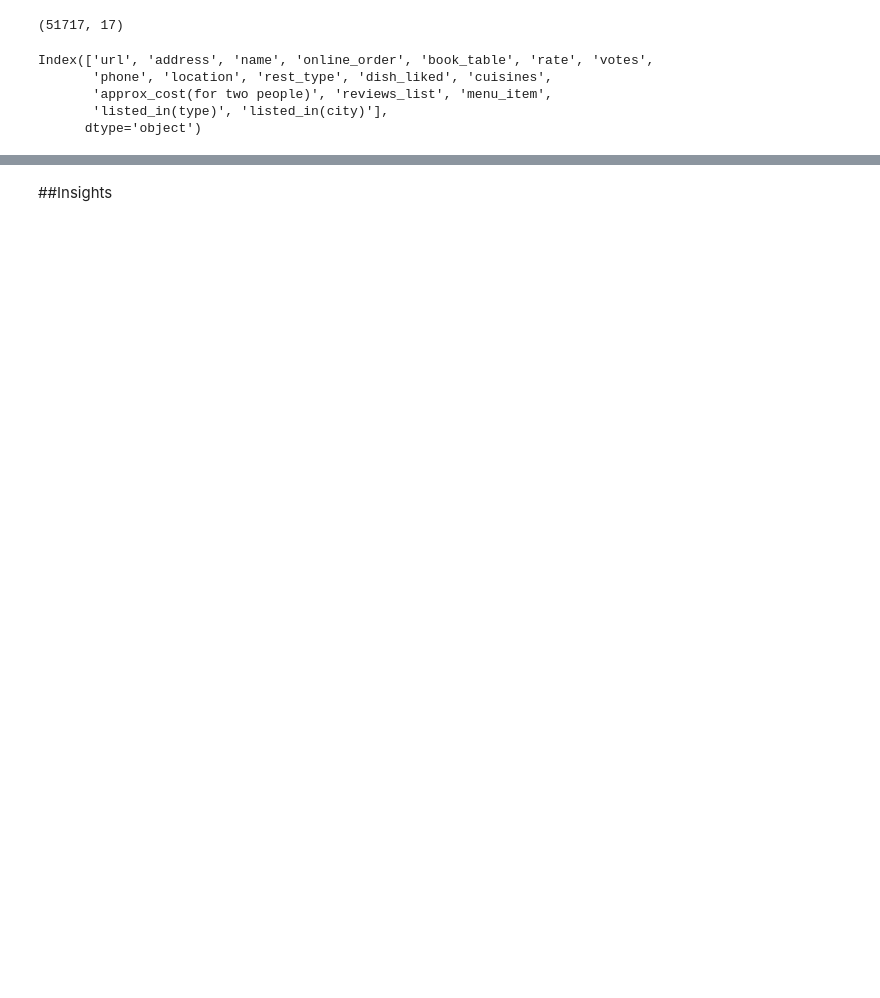
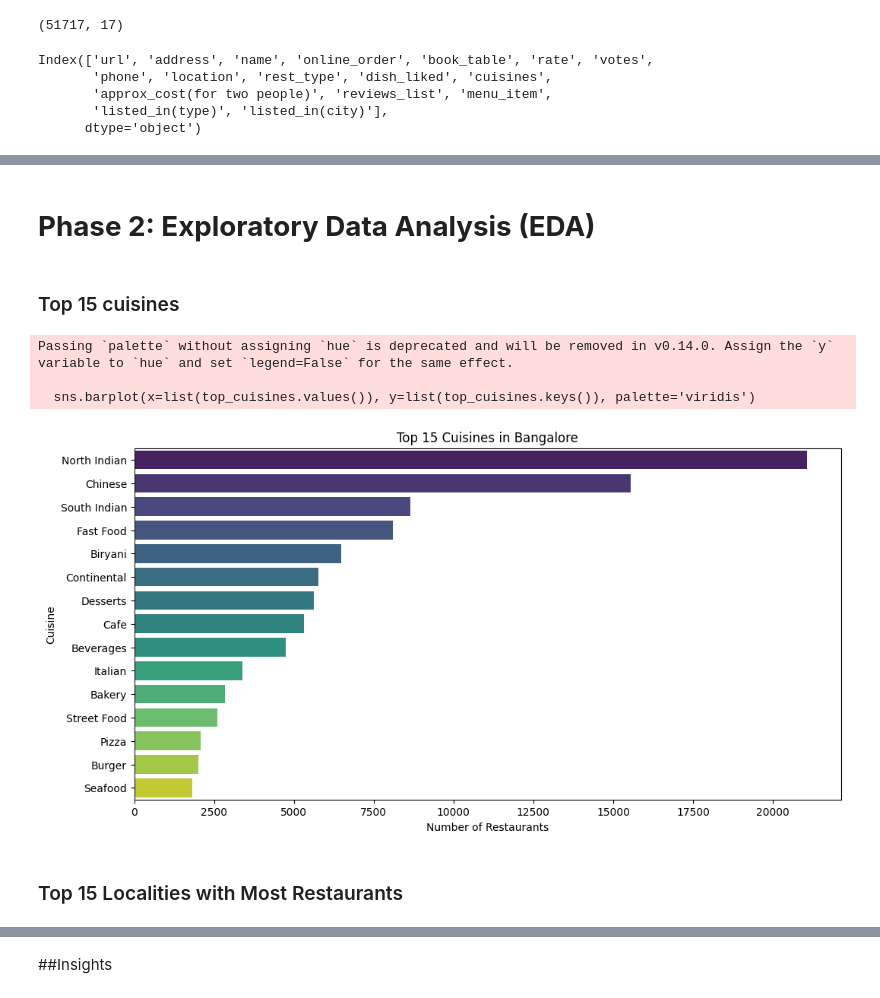
Before and after one commit to surajss28/Data-Analysis-Project, a Jupyter notebook: Zomato_Banglore_Analysis.ipynb, the cells around one changed output, grey strips where cells are left out. Cells and saved outputs as stored; diff of their text form; code cells hidden in the pictures; blank space fills up the shorter version.

```diff
--- a/Zomato_Banglore_Analysis.ipynb
+++ b/Zomato_Banglore_Analysis.ipynb
@@ -399,0 +139,12 @@ most_prepared.plot(kind='barh')
+# %%
+def categorize_price(val):
+    if val < 300:
+        return 'Low'
+    elif val < 800:
+        return 'Medium'
+    else:
+        return 'High'
+# %%
+df['price_range'] = df['approx_cost(for_two_people)'].apply(lambda x: categorize_price(x) if pd.notnull(x) else 'Unknown')
+# %% [markdown]
+# **Phase 2: Exploratory Data Analysis (EDA)**
@@ -399,0 +153,20 @@ most_prepared.plot(kind='barh')
+# %% [markdown]
+### Top 15 cuisines
+# %%
+cuisine_counts = Counter([c.strip() for cs in df['cuisines'].dropna() for c in cs.split(',')])
+# %%
+top_cuisines = dict(cuisine_counts.most_common(15))
+# %%
+plt.figure(figsize=(12,6))
+sns.barplot(x=list(top_cuisines.values()), y=list(top_cuisines.keys()), palette='viridis')
+plt.title('Top 15 Cuisines in Bangalore')
+plt.xlabel('Number of Restaurants')
+plt.ylabel('Cuisine')
+plt.show()
+# %% [output]
+Passing `palette` without assigning `hue` is deprecated and will be removed in v0.14.0. Assign the `y` variable to `hue` and set `legend=False` for the same effect.
+
+  sns.barplot(x=list(top_cuisines.values()), y=list(top_cuisines.keys()), palette='viridis')
+[figure, added]
+# %% [markdown]
+### Top 15 Localities with Most Restaurants
```
Also changed, not shown: parts of 129 cells of this notebook.
